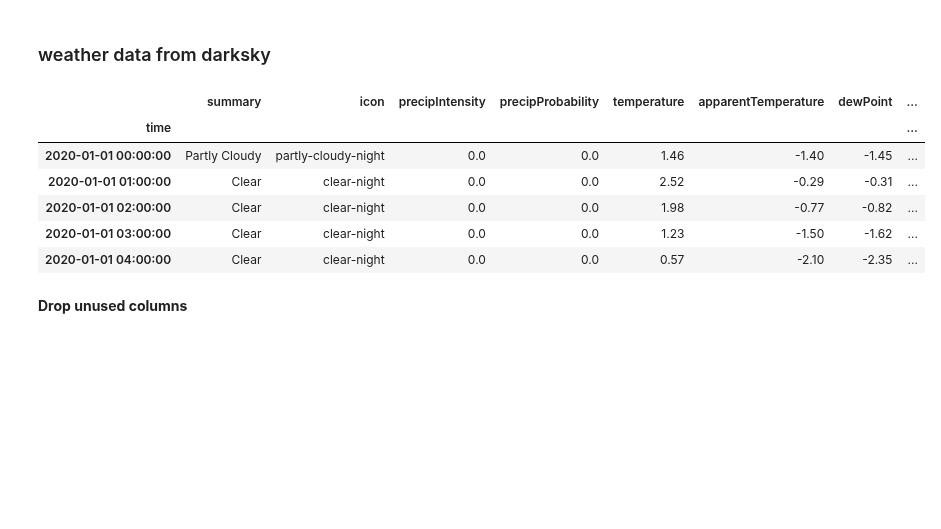
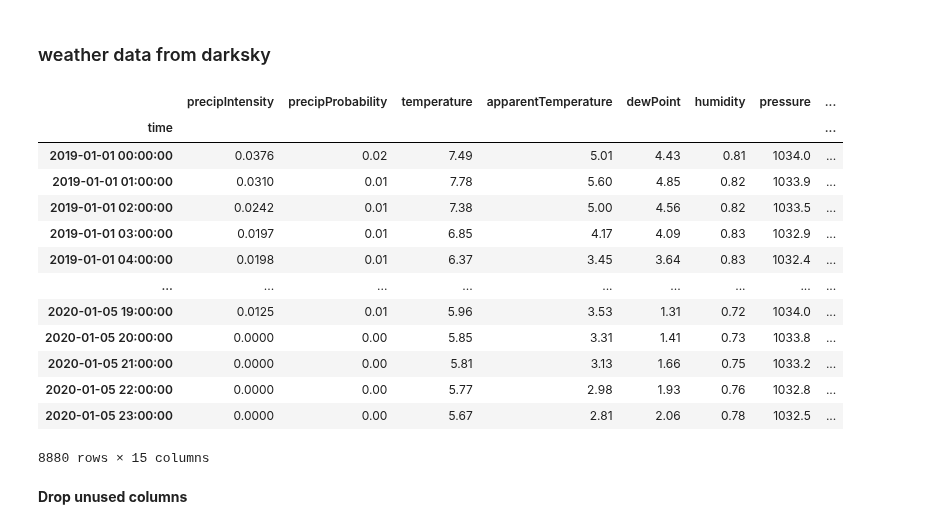
Before and after one commit to charlesfu4/MT, a Jupyter notebook: data/dataPrep.ipynb, the cells around one changed output. Cells and saved outputs as stored; diff of their text form; code cells hidden in the pictures; blank space fills up the shorter version.

Commit message:
elia fix

```diff
--- a/data/dataPrep.ipynb
+++ b/data/dataPrep.ipynb
@@ -138,19 +133,26 @@ elia_test.to_csv("elia_test.csv", index = True)
 # %%
 ## request weather data in brussels
                     # lat   ,  long ,  start_date   , ndays, timezone
-wr = weather_request(50.8436, 4.3530, "2020-01-01 00:00", 87, 'CET')
+wr = weather_request(50.8436, 4.3530, "2019-01-01 00:00", 370, 'CET')
 wr.request()
 weather_elia = wr.get_pandas()
 # %%
-weather_elia.head()
+weather_elia
 # %% [output]
-|  | summary | icon | precipIntensity | precipProbability | temperature | apparentTemperature | dewPoint | ... |
+|  | precipIntensity | precipProbability | temperature | apparentTemperature | dewPoint | humidity | pressure | ... |
 | time |  |  |  |  |  |  |  | ... |
-| 2020-01-01 00:00:00 | Partly Cloudy | partly-cloudy-night | 0.0 | 0.0 | 1.46 | -1.40 | -1.45 | ... |
-| 2020-01-01 01:00:00 | Clear | clear-night | 0.0 | 0.0 | 2.52 | -0.29 | -0.31 | ... |
-| 2020-01-01 02:00:00 | Clear | clear-night | 0.0 | 0.0 | 1.98 | -0.77 | -0.82 | ... |
-| 2020-01-01 03:00:00 | Clear | clear-night | 0.0 | 0.0 | 1.23 | -1.50 | -1.62 | ... |
-| 2020-01-01 04:00:00 | Clear | clear-night | 0.0 | 0.0 | 0.57 | -2.10 | -2.35 | ... |
+| 2019-01-01 00:00:00 | 0.0376 | 0.02 | 7.49 | 5.01 | 4.43 | 0.81 | 1034.0 | ... |
+| 2019-01-01 01:00:00 | 0.0310 | 0.01 | 7.78 | 5.60 | 4.85 | 0.82 | 1033.9 | ... |
+| 2019-01-01 02:00:00 | 0.0242 | 0.01 | 7.38 | 5.00 | 4.56 | 0.82 | 1033.5 | ... |
+| 2019-01-01 03:00:00 | 0.0197 | 0.01 | 6.85 | 4.17 | 4.09 | 0.83 | 1032.9 | ... |
+| 2019-01-01 04:00:00 | 0.0198 | 0.01 | 6.37 | 3.45 | 3.64 | 0.83 | 1032.4 | ... |
+| ... | ... | ... | ... | ... | ... | ... | ... | ... |
+| 2020-01-05 19:00:00 | 0.0125 | 0.01 | 5.96 | 3.53 | 1.31 | 0.72 | 1034.0 | ... |
+| 2020-01-05 20:00:00 | 0.0000 | 0.00 | 5.85 | 3.31 | 1.41 | 0.73 | 1033.8 | ... |
+| 2020-01-05 21:00:00 | 0.0000 | 0.00 | 5.81 | 3.13 | 1.66 | 0.75 | 1033.2 | ... |
+| 2020-01-05 22:00:00 | 0.0000 | 0.00 | 5.77 | 2.98 | 1.93 | 0.76 | 1032.8 | ... |
+| 2020-01-05 23:00:00 | 0.0000 | 0.00 | 5.67 | 2.81 | 2.06 | 0.78 | 1032.5 | ... |
+8880 rows × 15 columns
 # %% [markdown]
 **Drop unused columns**
 # %%
```
Also changed, not shown: parts of 14 cells of this notebook, 3 other files.
